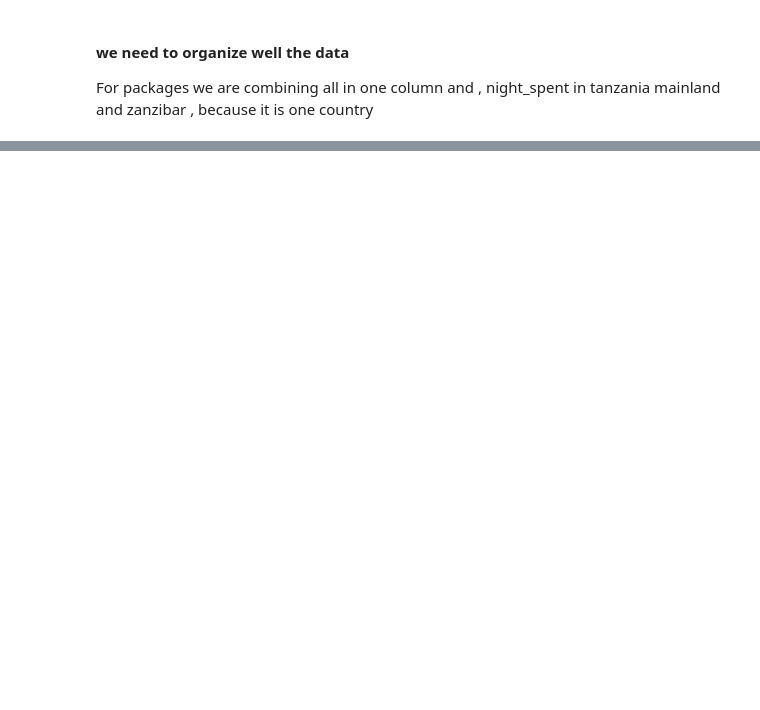
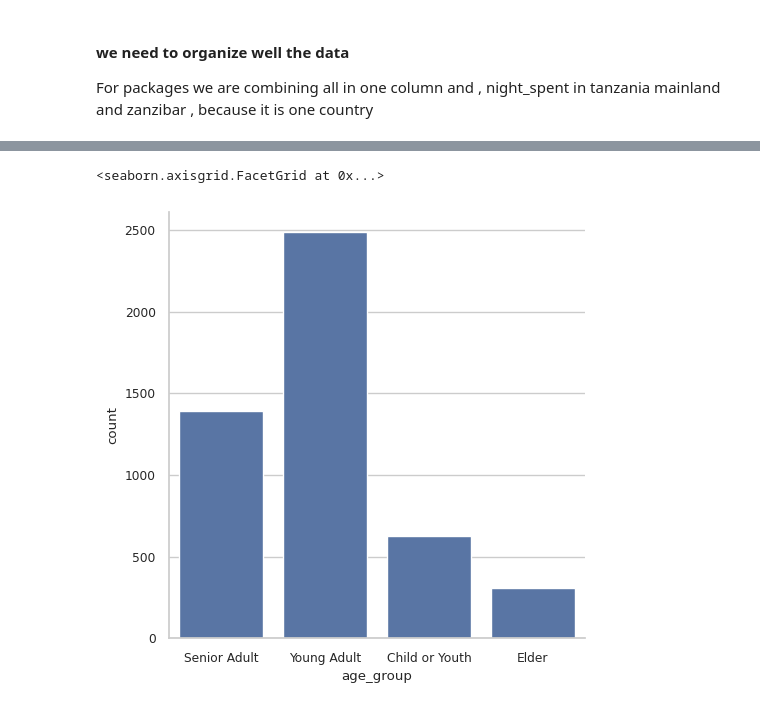
Before and after one commit to ngusadeep/Tourism-EDA, a Jupyter notebook: index.ipynb, the cells around one changed output, grey strips where cells are left out. Drawn from its saved outputs; the diff is of its cells as text; code cells hidden in the pictures; blank space fills up the shorter version.

```diff
--- a/index.ipynb
+++ b/index.ipynb
@@ -251,2 +322,6 @@ data.head()
 # %%
 # data.total_male.value_counts()
+sns.catplot(x='age_group' , kind='count' , data=data)
+# %% [output]
+<seaborn.axisgrid.FacetGrid at 0x...>
+[figure, added]
```
Also changed, not shown: parts of 19 cells of this notebook, 1 other file.
